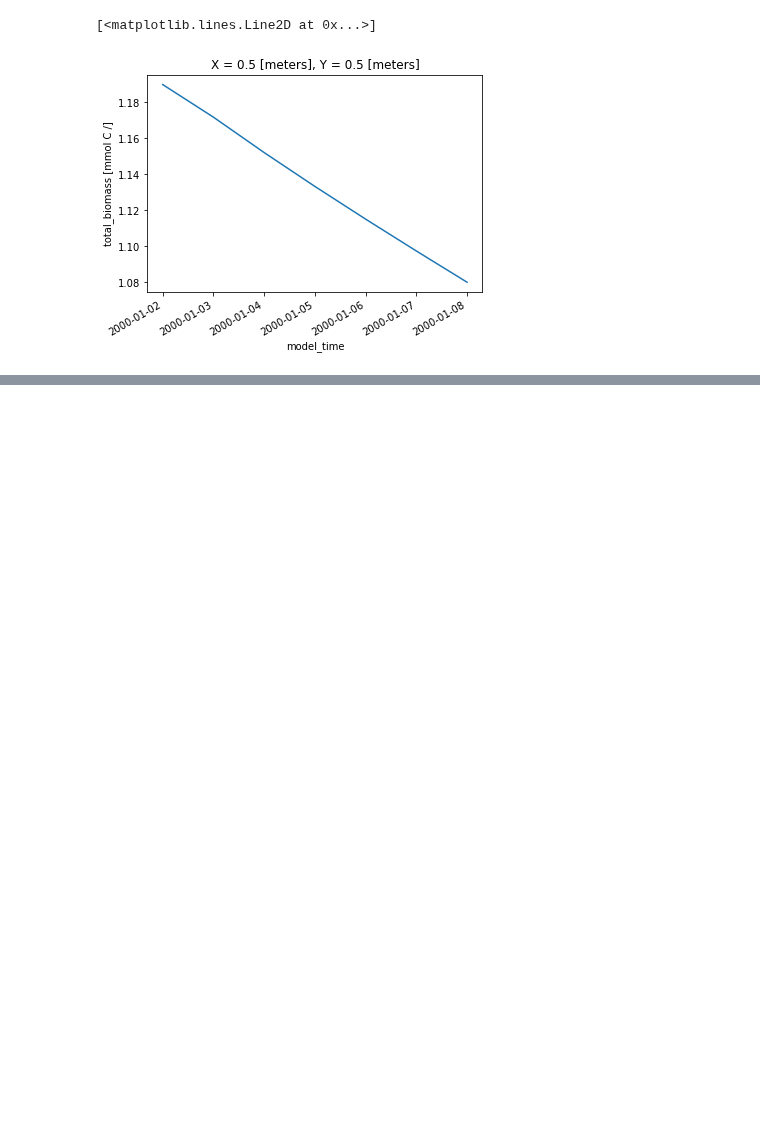
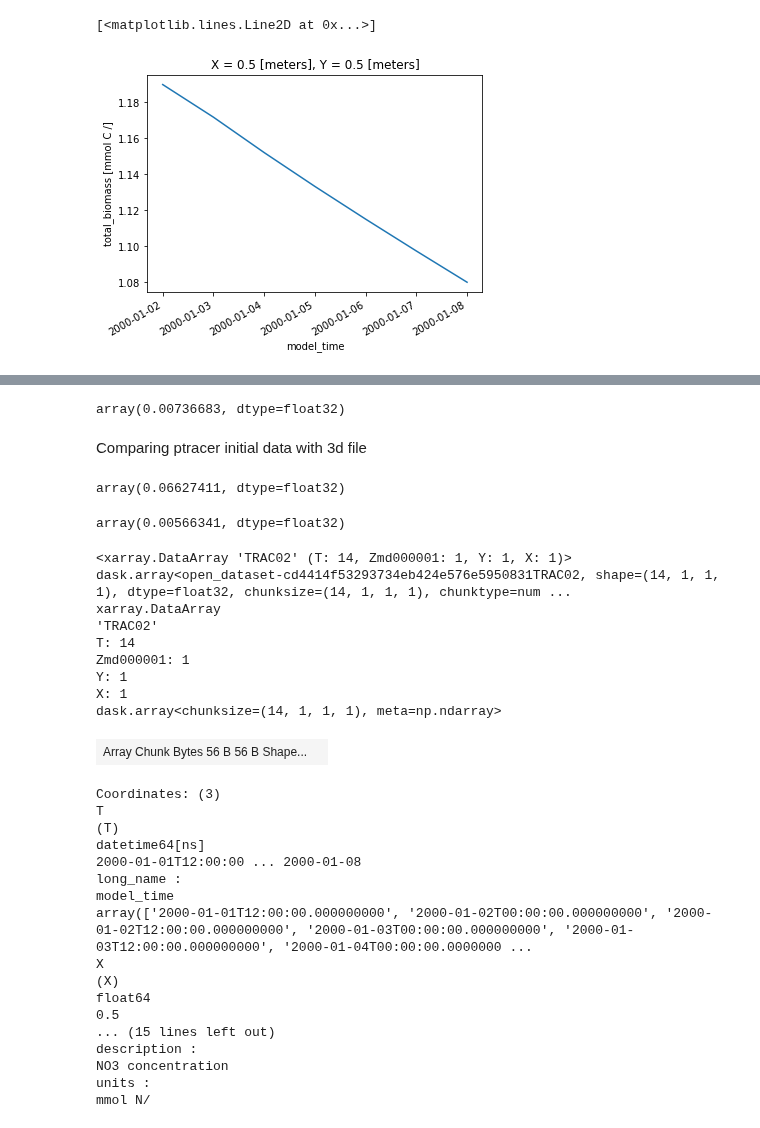
Before and after one commit to barbara42/Dar_One, a Jupyter notebook: ipython_notebooks/Bottle Experiment Output .ipynb, the cells around one changed output, grey strips where cells are left out. Saved outputs shown, nothing was run; the diff lists cells and outputs as text; code cells hidden in the pictures; blank space fills up the shorter version.

Commit message:
ptracers file contains initial values, 3d file does not - updated ipynb to test this

```diff
--- a/ipython_notebooks/Bottle Experiment Output .ipynb
+++ b/ipython_notebooks/Bottle Experiment Output .ipynb
@@ -173,0 +188,48 @@ ds_no3["total_biomass"].plot()
+# %%
+ds_control_ptracer["NO3"].isel(T=0, Z=0, Y=0, X=0).values
+# %% [output]
+array(0.00736683, dtype=float32)
+# %% [markdown]
+Comparing ptracer initial data with 3d file
+# %%
+f0 = "/Users/birdy/Documents/eaps_research/darwin3/verification/dar_one_config/run/bottle-control-203-108/run/ecco_gud_20230221_0001/3d*"
+f1 = "/Users/birdy/Documents/eaps_research/darwin3/verification/dar_one_config/run/bottle-with-no3-203-108/run/ecco_gud_20230221_0001/3d*"
+ds_control_3d = xr.open_mfdataset(f0)
+ds_no3_d3 = xr.open_mfdataset(f1)
+# %%
+ds_no3_d3["TRAC02"].isel(T=0, Zmd000001=0, Y=0, X=0).values
+# %% [output]
+array(0.06627411, dtype=float32)
+# %%
+ds_control_3d["TRAC02"].isel(T=0, Zmd000001=0, Y=0, X=0).values
+# %% [output]
+array(0.00566341, dtype=float32)
+# %%
+ds_control_3d["TRAC02"]
+# %% [output]
+<xarray.DataArray 'TRAC02' (T: 14, Zmd000001: 1, Y: 1, X: 1)> dask.array<open_dataset-cd4414f53293734eb424e576e5950831TRAC02, shape=(14, 1, 1, 1), dtype=float32, chunksize=(14, 1, 1, 1), chunktype=num ...
+xarray.DataArray
+'TRAC02'
+T: 14
+Zmd000001: 1
+Y: 1
+X: 1
+dask.array<chunksize=(14, 1, 1, 1), meta=np.ndarray>
+| Array Chunk Bytes 56 B 56 B Shape... |  |
+Coordinates: (3)
+T
+(T)
+datetime64[ns]
+2000-01-01T12:00:00 ... 2000-01-08
+long_name :
+model_time
+array(['2000-01-01T12:00:00.000000000', '2000-01-02T00:00:00.000000000', '2000-01-02T12:00:00.000000000', '2000-01-03T00:00:00.000000000', '2000-01-03T12:00:00.000000000', '2000-01-04T00:00:00.0000000 ...
+X
+(X)
+float64
+0.5
+... (15 lines left out)
+description :
+NO3 concentration
+units :
+mmol N/
```
Also changed, not shown: parts of 5 cells of this notebook.
